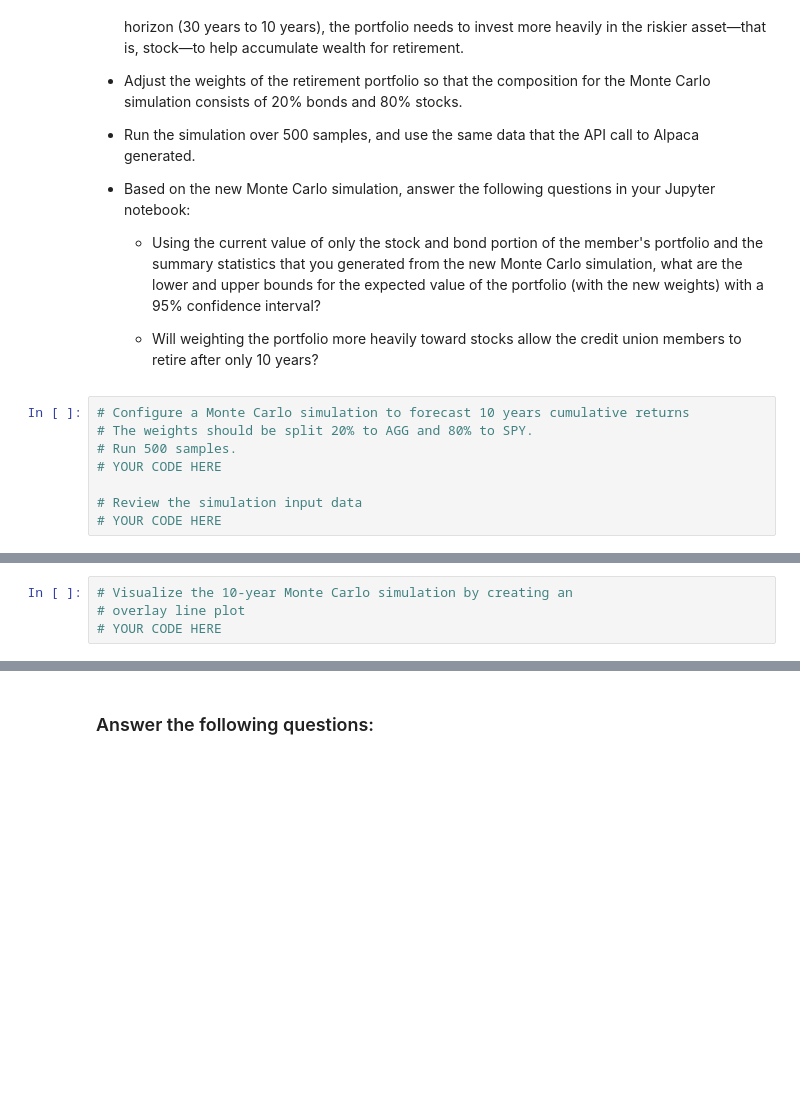
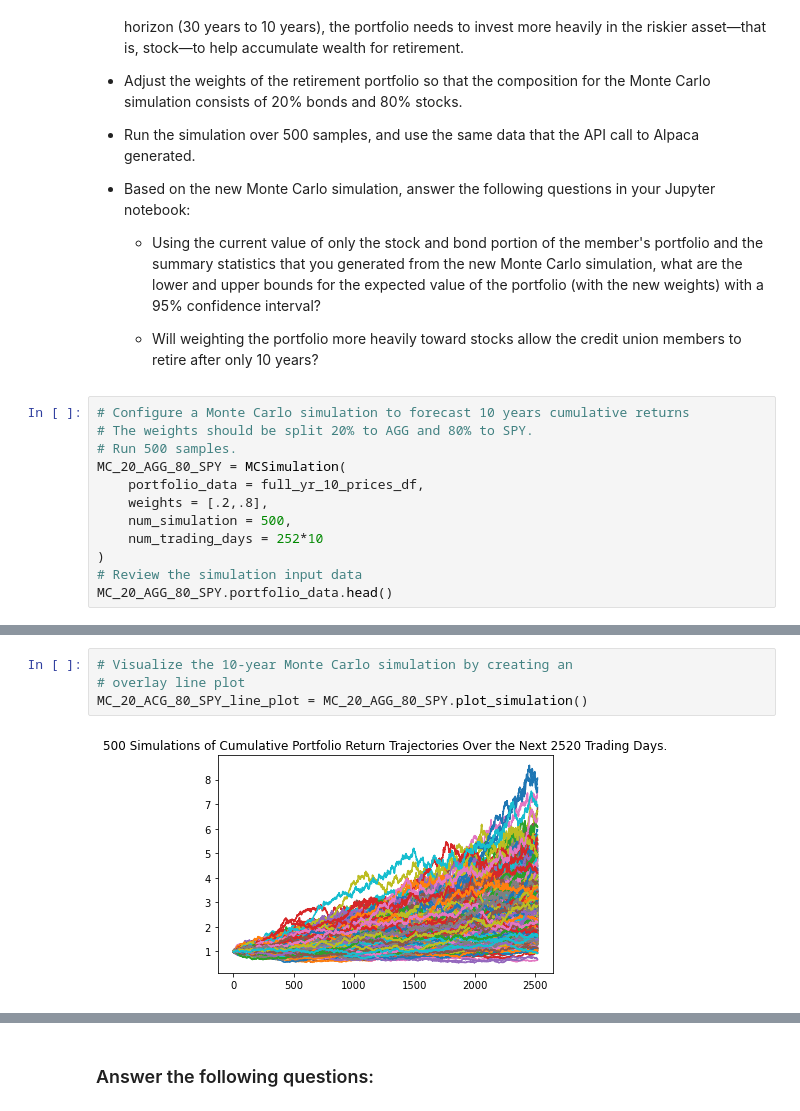
Before and after one commit to n8patterson/fin_plan_sim, a Jupyter notebook: financial_planning_tools.ipynb, the cells around one changed output, grey strips where cells are left out. Saved outputs shown, nothing was run; the diff lists cells and outputs as text; blank space fills up the shorter version.

```diff
--- a/financial_planning_tools.ipynb
+++ b/financial_planning_tools.ipynb
@@ -618,7 +618,11 @@ For this new Monte Carlo simulation, do the following:
 # Configure a Monte Carlo simulation to forecast 10 years cumulative returns
 # The weights should be split 20% to AGG and 80% to SPY.
 # Run 500 samples.
-# YOUR CODE HERE
-
+MC_20_AGG_80_SPY = MCSimulation(
+    portfolio_data = full_yr_10_prices_df,
+    weights = [.2,.8],
+    num_simulation = 500,
+    num_trading_days = 252*10
+)
 # Review the simulation input data
-# YOUR CODE HERE
+MC_20_AGG_80_SPY.portfolio_data.head()
@@ -628,7 +672,9 @@ For this new Monte Carlo simulation, do the following:
 # %%
 # Visualize the 10-year Monte Carlo simulation by creating an
 # overlay line plot
-# YOUR CODE HERE
+MC_20_ACG_80_SPY_line_plot = MC_20_AGG_80_SPY.plot_simulation()
+# %% [output]
+[figure, added]
 # %%
 # Visualize the probability distribution of the 10-year Monte Carlo simulation
 # by plotting a histogram
```
Also changed, not shown: parts of 8 cells of this notebook.
